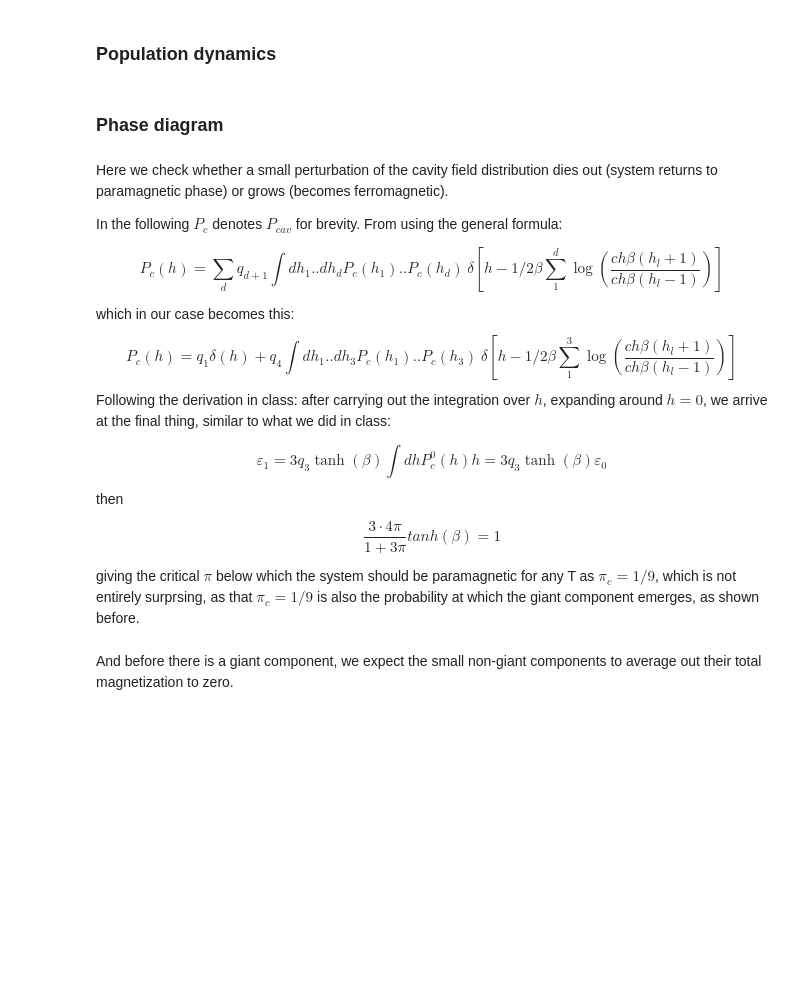
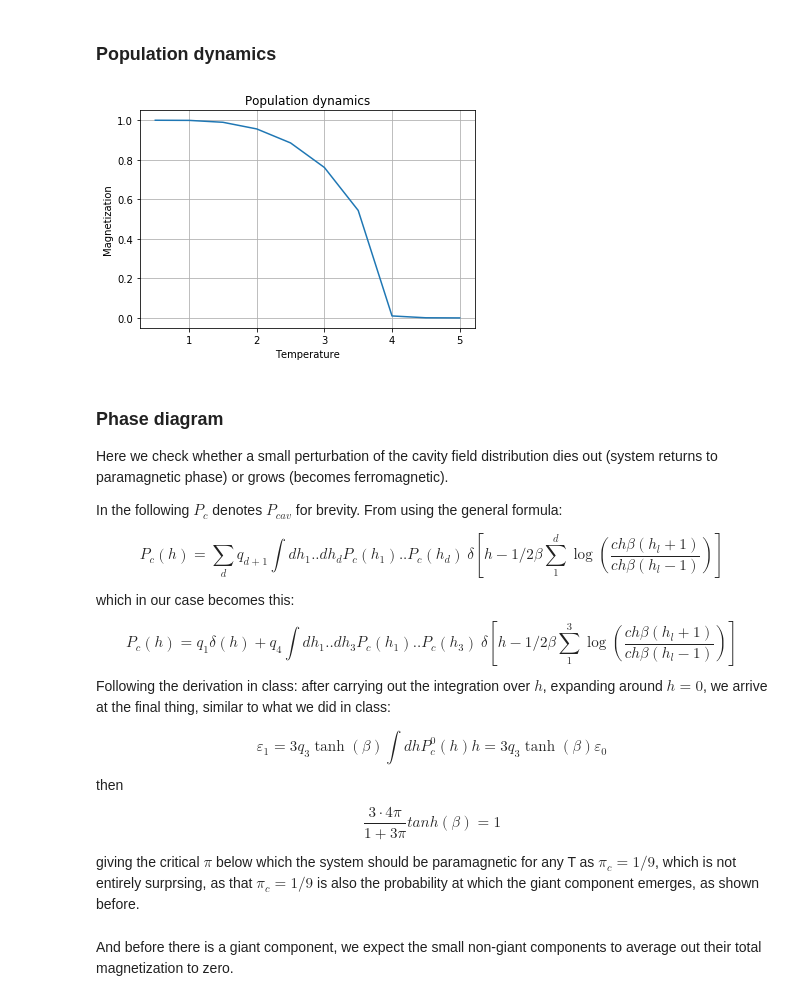
Before and after one commit to neonjoo/networks, a Jupyter notebook: problem_4_ising_model.ipynb, the cells around one changed output. Cells and saved outputs as stored; diff of their text form; code cells hidden in the pictures; blank space fills up the shorter version.

```diff
--- a/problem_4_ising_model.ipynb
+++ b/problem_4_ising_model.ipynb
@@ -127,5 +127,3 @@ for T in Ts:
 ## c) Population dynamics & Analytical phase diagram
 # %% [markdown]
 ### Population dynamics
-# %% [markdown]
-### Phase diagram
@@ -132,4 +176,16 @@ for T in Ts:
+# %%
+plt.figure()
+plt.ylabel("Magnetization")
+plt.xlabel("Temperature")
+plt.title("Population dynamics")
+plt.grid()
+plt.plot(Ts, np.tanh(magns/Ts))
+plt.show()
+# %% [output]
+[figure, added]
 # %% [markdown]
+### Phase diagram
+
 Here we check whether a small perturbation of the cavity field distribution dies out (system returns to paramagnetic phase) or grows (becomes ferromagnetic).
 
 In the following $P_c$ denotes $P_{cav}$ for brevity. From using the general formula:
```
Also changed, not shown: parts of 1 cell of this notebook, 2 other files.
